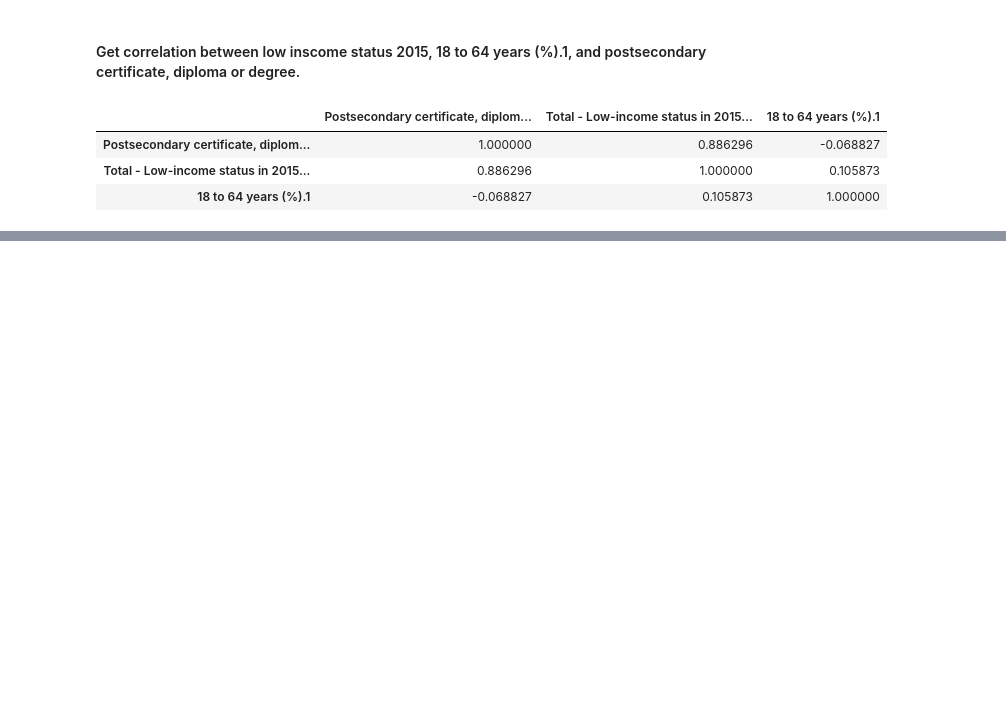
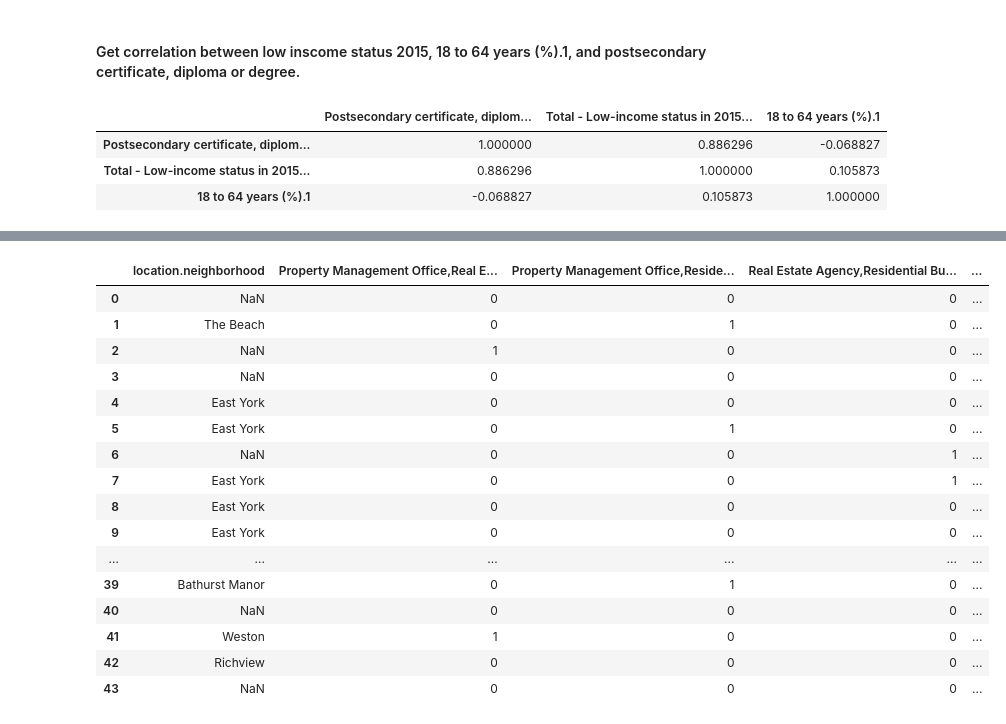
Before and after one commit to OwenMussy99/AI_Final_Proj, a Jupyter notebook: Final/AI_Final_Proj_Code.ipynb, the cells around one changed output, grey strips where cells are left out. Saved outputs shown, nothing was run; the diff lists cells and outputs as text; code cells hidden in the pictures; blank space fills up the shorter version.

```diff
--- a/Final/AI_Final_Proj_Code.ipynb
+++ b/Final/AI_Final_Proj_Code.ipynb
@@ -488,0 +448,7 @@ TypeError: getNearbyVenues() got an unexpected keyword argument 'latitudes'
+# %%
+venueInfo = pd.concat([frame1, frame2, frame3, frame4,
+                     frame5, frame6, frame7, frame8,
+                     frame9, frame10, frame11], axis = 0)
+venueInfo['location.neighborhood'] = venueInfo['location.neighborhood'].str.get(0)
+#venueInfo.to_csv('venueInfo.csv')
+venueInfo = pd.read_csv('venueInfo.csv')
@@ -488,0 +469,27 @@ TypeError: getNearbyVenues() got an unexpected keyword argument 'latitudes'
+# %%
+#x = venueInfo.loc['categories']
+#x = x.astype(str)
+
+venCommon = pd.get_dummies(venueInfo[['categories']], prefix="", prefix_sep="")
+venCommon['location.neighborhood'] = venueInfo['location.neighborhood']
+cols = [venCommon.columns[-1]] + list(venCommon.columns[:-1])
+venCommon = venCommon[cols]
+venCommon
+# %% [output]
+|  | location.neighborhood | Property Management Office,Real E... | Property Management Office,Reside... | Real Estate Agency,Residential Bu... | ... |
+| 0 | NaN | 0 | 0 | 0 | ... |
+| 1 | The Beach | 0 | 1 | 0 | ... |
+| 2 | NaN | 1 | 0 | 0 | ... |
+| 3 | NaN | 0 | 0 | 0 | ... |
+| 4 | East York | 0 | 0 | 0 | ... |
+| 5 | East York | 0 | 1 | 0 | ... |
+| 6 | NaN | 0 | 0 | 1 | ... |
+| 7 | East York | 0 | 0 | 1 | ... |
+| 8 | East York | 0 | 0 | 0 | ... |
+| 9 | East York | 0 | 0 | 0 | ... |
+| ... | ... | ... | ... | ... | ... |
+| 39 | Bathurst Manor | 0 | 1 | 0 | ... |
+| 40 | NaN | 0 | 0 | 0 | ... |
+| 41 | Weston | 1 | 0 | 0 | ... |
+| 42 | Richview | 0 | 0 | 0 | ... |
+| 43 | NaN | 0 | 0 | 0 | ... |
```
Also changed, not shown: parts of 22 cells of this notebook, 1 other file.
